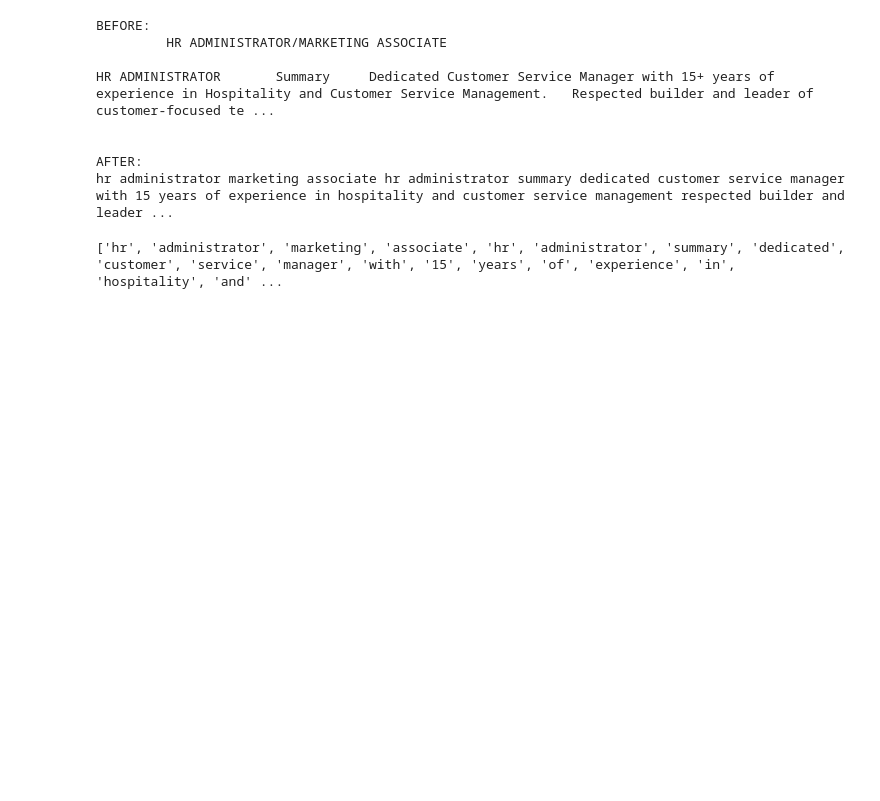
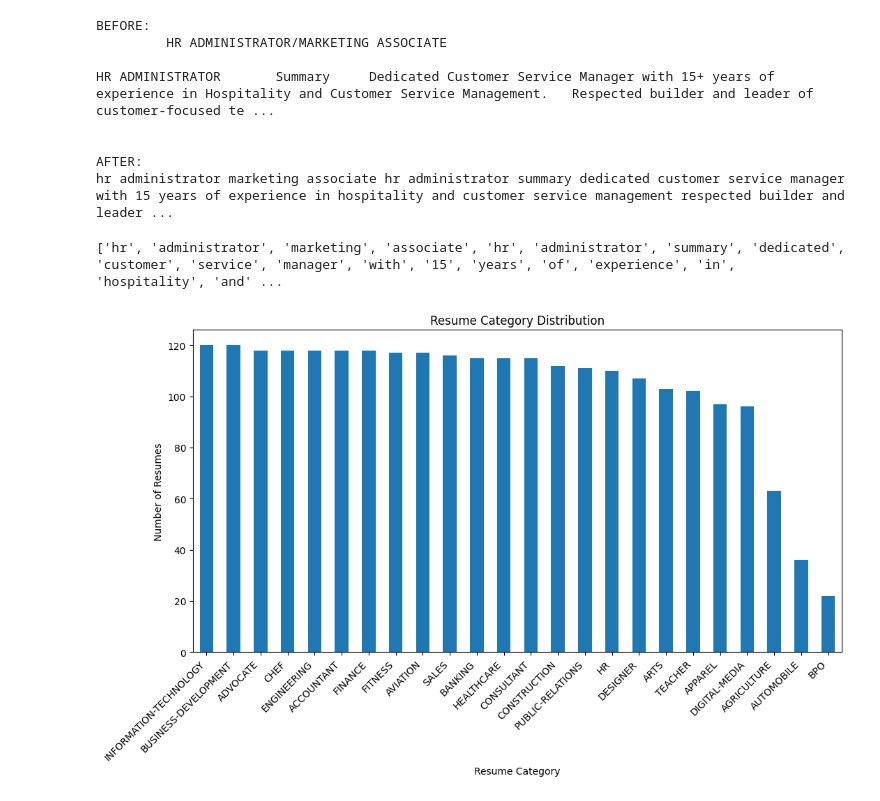
Before and after one commit to Savindi2002/CV-Analyzer-Job-Matching, a Jupyter notebook: CV_Analyzer.ipynb, the cells around one changed output. Saved outputs shown, nothing was run; the diff lists cells and outputs as text; code cells hidden in the pictures; blank space fills up the shorter version.

```diff
--- a/CV_Analyzer.ipynb
+++ b/CV_Analyzer.ipynb
@@ -188,3 +188,16 @@ tokens = sample_text.split()
 print(tokens[:30])
 # %% [output]
 ['hr', 'administrator', 'marketing', 'associate', 'hr', 'administrator', 'summary', 'dedicated', 'customer', 'service', 'manager', 'with', '15', 'years', 'of', 'experience', 'in', 'hospitality', 'and' ...
+# %%
+plt.figure(figsize=(12, 6))
+
+resume_df['category'].value_counts().plot(kind='bar')
+
+plt.title('Resume Category Distribution')
+plt.xlabel('Resume Category')
+plt.ylabel('Number of Resumes')
+plt.xticks(rotation=45, ha='right')
+
+plt.show()
+# %% [output]
+[figure, added]
```
Also changed, not shown: parts of 2 cells of this notebook.
